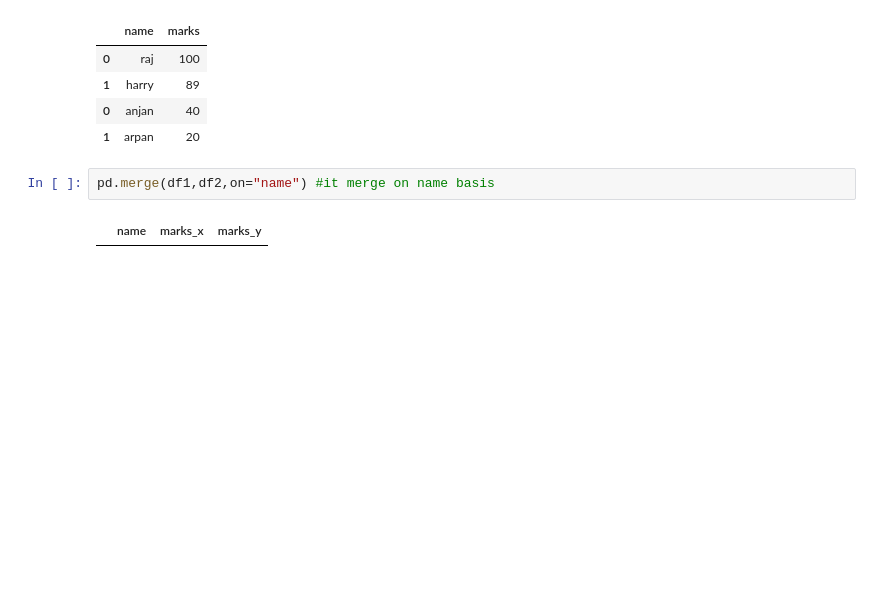
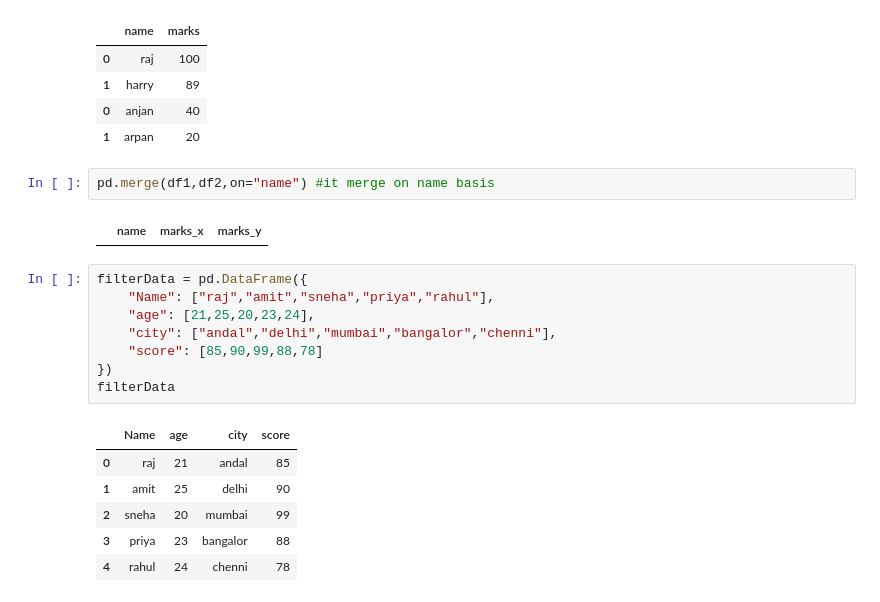
Before and after one commit to PralayeshMukherjee/python, a Jupyter notebook: Pandas/sample.ipynb, the cells around one changed output. Saved outputs shown, nothing was run; the diff lists cells and outputs as text; blank space fills up the shorter version.

Commit message:
upload my learning that how filter by work on pandas

```diff
--- a/Pandas/sample.ipynb
+++ b/Pandas/sample.ipynb
@@ -241,3 +241,18 @@ pd.concat([df1,df2]) #it merge two data frame
 pd.merge(df1,df2,on="name") #it merge on name basis
 # %% [output]
 |  | name | marks_x | marks_y |
+# %%
+filterData = pd.DataFrame({
+    "Name": ["raj","amit","sneha","priya","rahul"],
+    "age": [21,25,20,23,24],
+    "city": ["andal","delhi","mumbai","bangalor","chenni"],
+    "score": [85,90,99,88,78]
+})
+filterData
+# %% [output]
+|  | Name | age | city | score |
+| 0 | raj | 21 | andal | 85 |
+| 1 | amit | 25 | delhi | 90 |
+| 2 | sneha | 20 | mumbai | 99 |
+| 3 | priya | 23 | bangalor | 88 |
+| 4 | rahul | 24 | chenni | 78 |
```
Also changed, not shown: parts of 3 cells of this notebook.
